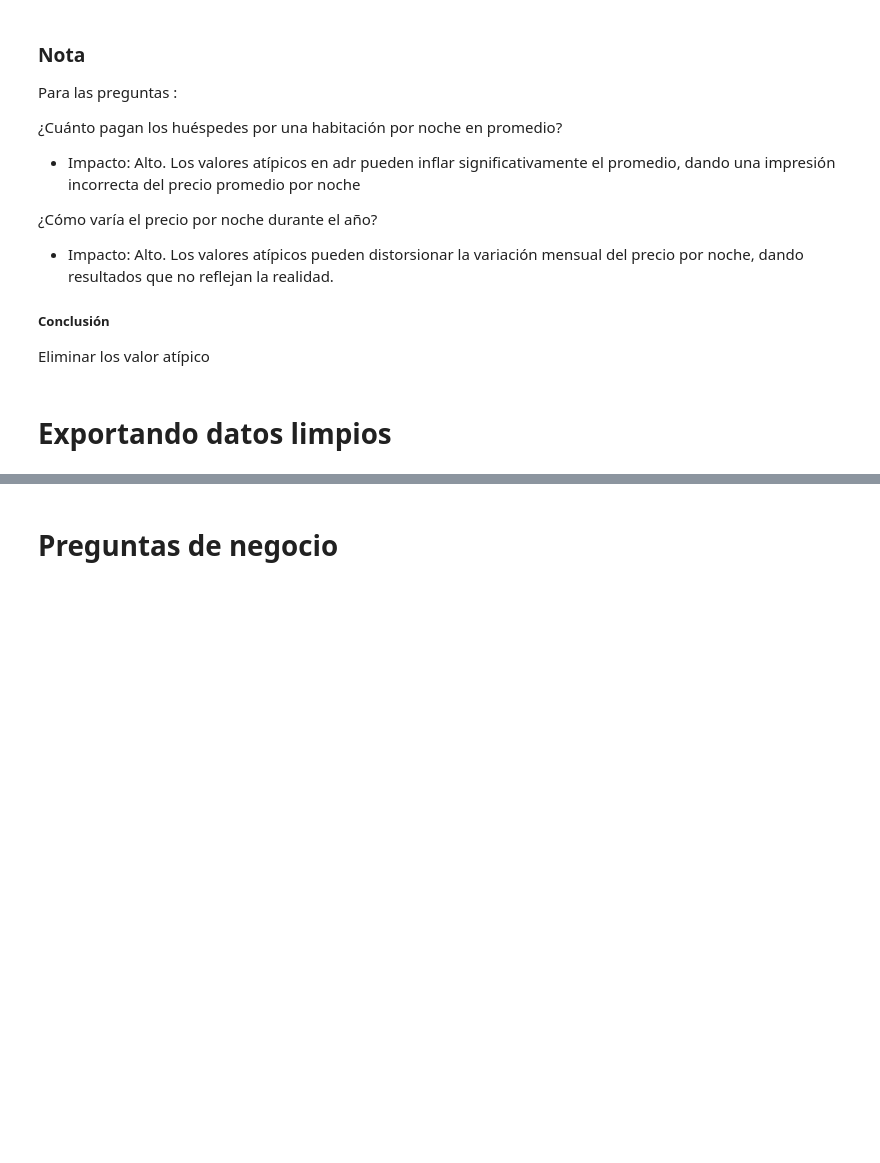
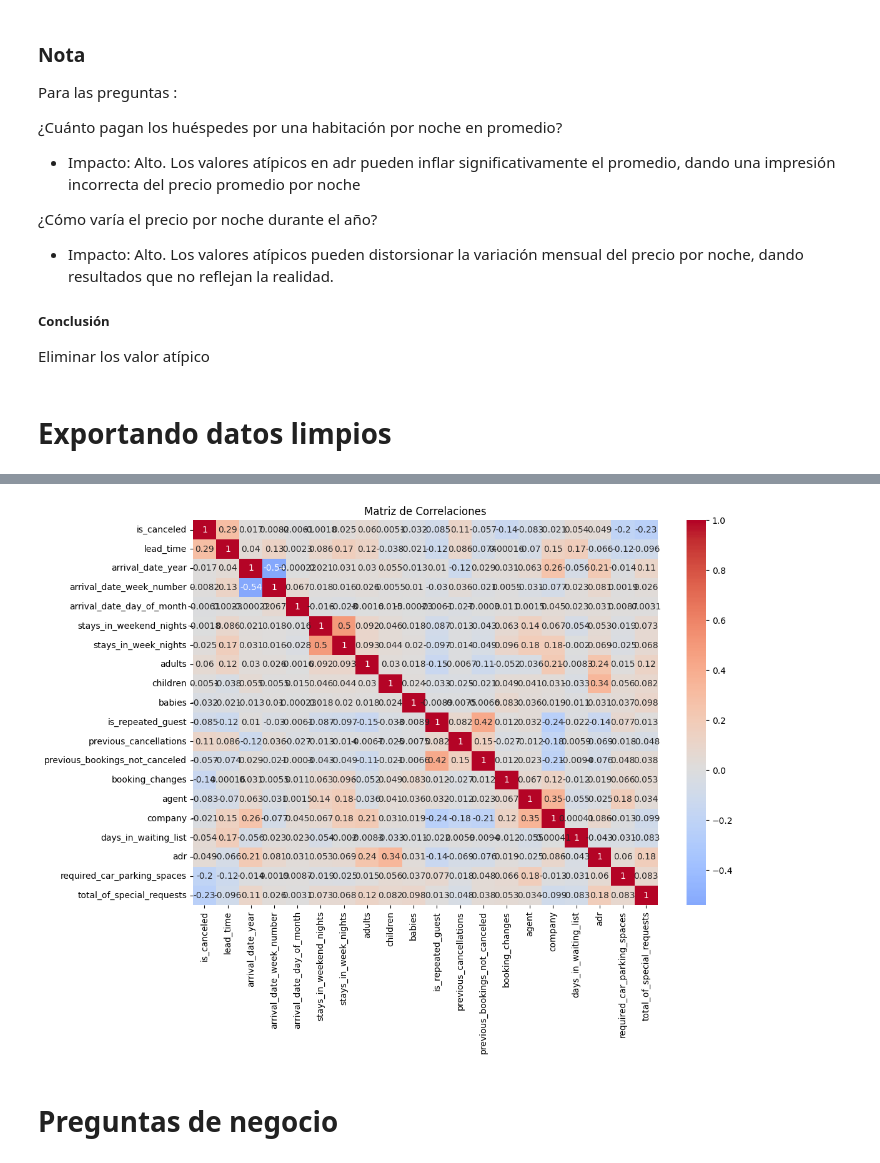
Before and after one commit to JaimeIngenia/PerfilPython_CienciaDatos, a Jupyter notebook: Becarios/tarea1/analisis.ipynb, the cells around one changed output, grey strips where cells are left out. Drawn from its saved outputs; the diff is of its cells as text; code cells hidden in the pictures; blank space fills up the shorter version.

```diff
--- a/Becarios/tarea1/analisis.ipynb
+++ b/Becarios/tarea1/analisis.ipynb
@@ -250,0 +289,6 @@ df.to_csv(ruta_archivo_csv, index=False, encoding='ISO-8859-1')
+# %%
+# Calcular la matriz de correlaciones
+matriz_correlaciones = df[columnas_numericas].corr()
+
+# Mostrar la matriz de correlaciones
+print(matriz_correlaciones)
@@ -251,3 +313,15 @@ df.to_csv(ruta_archivo_csv, index=False, encoding='ISO-8859-1')
+# %%
+# Crear un mapa de calor de la matriz de correlaciones
+plt.figure(figsize=(12, 8))
+sns.heatmap(matriz_correlaciones, annot=True, cmap='coolwarm', center=0)
+
+# Añadir título
+plt.title('Matriz de Correlaciones')
+
+# Mostrar el mapa de calor
+plt.show()
+# %% [output]
+[figure, added]
 # %% [markdown]
 # Preguntas de negocio
 # %% [markdown]
```
Also changed, not shown: parts of 7 cells of this notebook.
